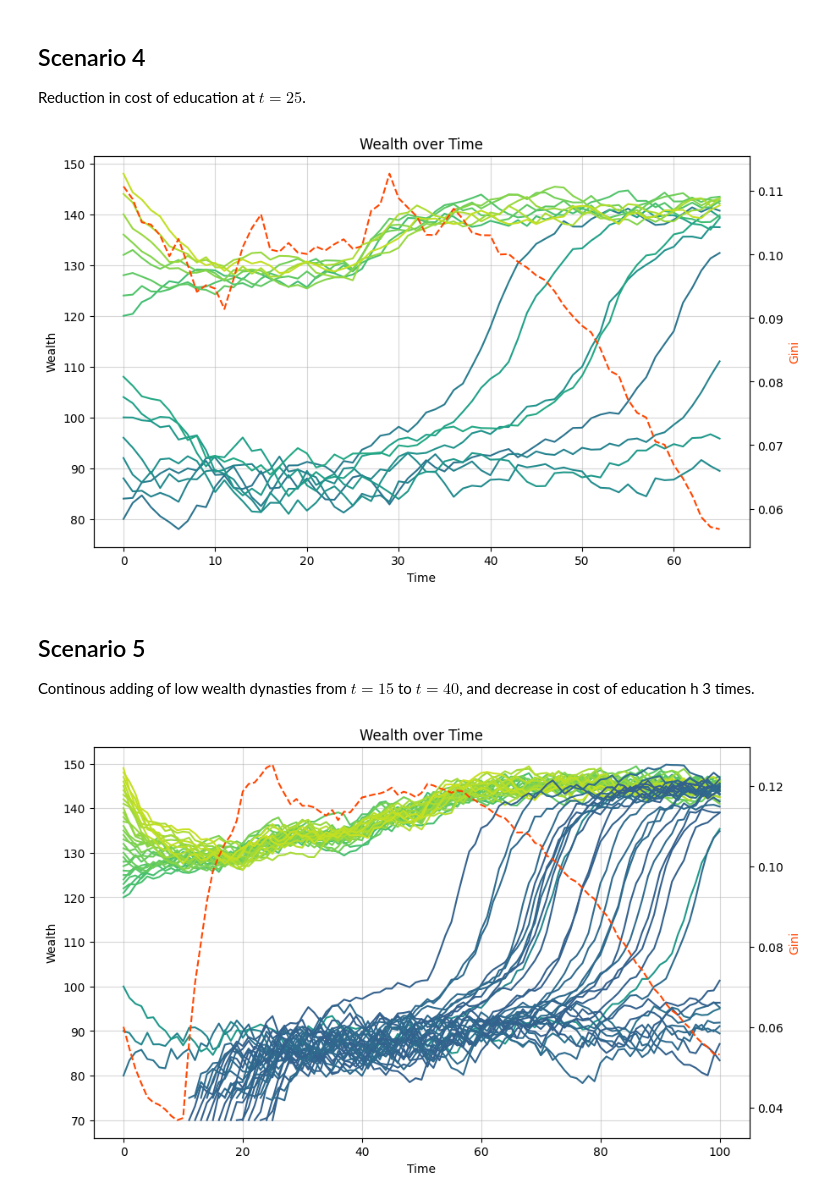
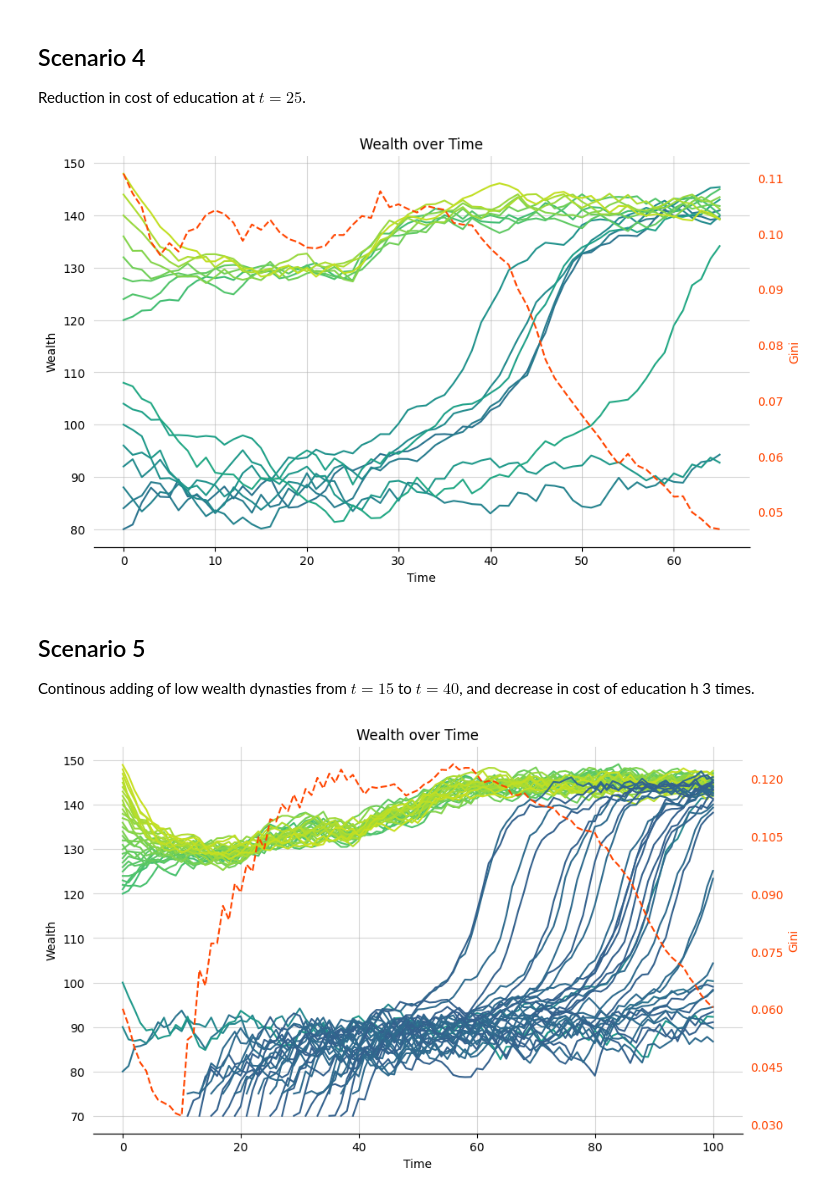
Before and after one commit to hwh1771/he4045-project, a Jupyter notebook: human_capital.ipynb, the cells around one changed output. Drawn from its saved outputs; the diff is of its cells as text; code cells hidden in the pictures.

```diff
--- a/human_capital.ipynb
+++ b/human_capital.ipynb
@@ -137,10 +137,6 @@ class Dynasty:
         -------
         float
             Income without investment in education.
-
-        Examples
-        --------
-        >>> dynasty.income_if_not_educated(10, 0.02)
         """
         return (1 + ir) * (w + self.x[-1]) + w
 
@@ -212,8 +208,6 @@ class Dynasty:
                 self.w.append(w_s)
                 self.x.append(result_s.x[0])
 # %%
-from typing import List, Optional, Tuple
-
 class ImperfectCreditMarket:
     def __init__(
         self,
@@ -374,19 +368,34 @@ class ImperfectCreditMarket:
         fig, ax1 = plt.subplots(figsize=figsize)
         norm = mcolors.Normalize(vmin=30, vmax=160)
 
-        for dynasty in self.dynasties:
-            color = next((x for x in dynasty.x if not math.isnan(x)), None) if use_wealth else dynasty.w
-            ax1.plot(dynasty.x if use_wealth else dynasty.w, color=cmap(norm(color)))
+        # Iterate over each array in self.dynasties and plot it
+        for index, dynasty in enumerate(self.dynasties):
+            if use_wealth:
+                color = next(x for x in dynasty.x if not math.isnan(x))
+                ax1.plot(dynasty.x, color=cmap(norm(color)))
+            else:
+                ax1.plot(dynasty.w)
 
         ax1.set_xlabel('Time')
         ax1.set_ylabel('Wealth')
         ax1.set_title('Wealth over Time')
+        ax1.tick_params(axis='y', left=False)
+
+        ax1.spines['left'].set_visible(False)
+        ax1.spines['right'].set_visible(False)
+        ax1.spines['top'].set_visible(False)
         ax1.grid(alpha=0.5)
 
         if with_gini:
-            ax2 = ax1.twinx()
-            ax2.plot(self.gini, color='orangered', linestyle='--')
+            ax2 = ax1.twinx()  # Create a twin axis sharing the same x-axis
+            ax2.plot(self.gini, color='orangered', label='Gini', linestyle='--')
             ax2.set_ylabel('Gini', color='orangered')
+            ax1.tick_params(axis='y', left=False)
+            ax2.tick_params(axis='y', right=False, colors='orangered')
+            ax2.yaxis.set_major_locator(MaxNLocator(nbins=8, prune=None))
+            ax2.spines['left'].set_visible(False)
+            ax2.spines['right'].set_visible(False)
+            ax2.spines['top'].set_visible(False)
 
         if save:
             plt.savefig(save_name, transparent=True)
@@ -501,7 +510,7 @@ economy.simulate(40)
 
 economy.plot(with_gini=True)
 # %% [output]
-[figure, old version]
+[figure, new version]
 # %% [markdown]
 ## Scenario 5
 
@@ -509,23 +518,26 @@ Continous adding of low wealth dynasties from $t=15$ to $t=40$, and decrease in
 # %%
 low_start = [Dynasty(x_0) for x_0 in range(80, 110, 10)]
 high_start = [Dynasty(x_0) for x_0 in range(120, 150)]
 dynasties =  [*low_start, *high_start]
 
 economy = ImperfectCreditMarket(dynasties, i=0.5, w_s=152, w_s_shocks=(-2, 2), w_u_shocks=(-2, 2))
 
 economy.simulate(10)  # To let the economy stabilise
 
-for t in range(90):
-    if t in [10, 28, 40]:
+for t in range(10, 100):
+
+    # Modify model parameters
+    if t in [20, 40, 50]:
         economy.h -= 1.2
+        economy.i += 0.02
 
     economy.simulate(1)
 
-    if t < 15:
+    # Add new low wealth families
+    if t < 40 and t % 2 == 0:
         new_low_start = [Dynasty(x_0) for x_0 in (70, 75)]
         economy.add_dynasties(new_low_start)
 
-
 economy.plot(with_gini=True)
 # %% [output]
-[figure, old version]
+[figure, new version]
```
Also changed, not shown: parts of 3 cells of this notebook, 2 other files.
